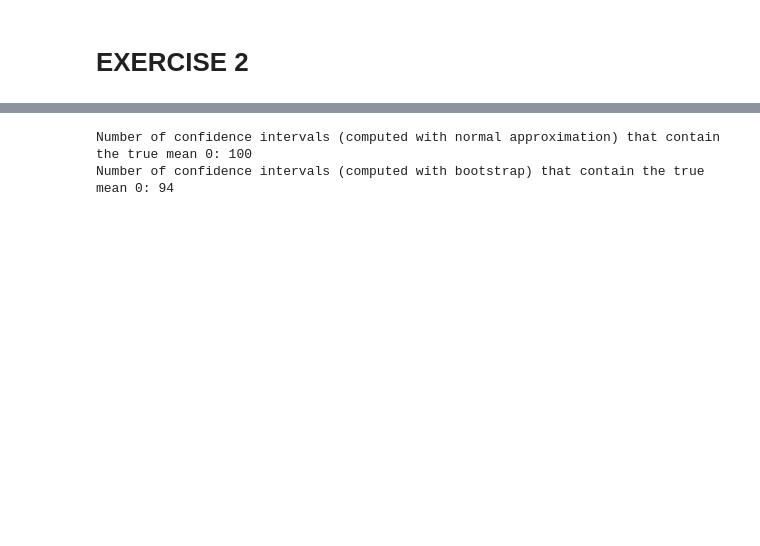
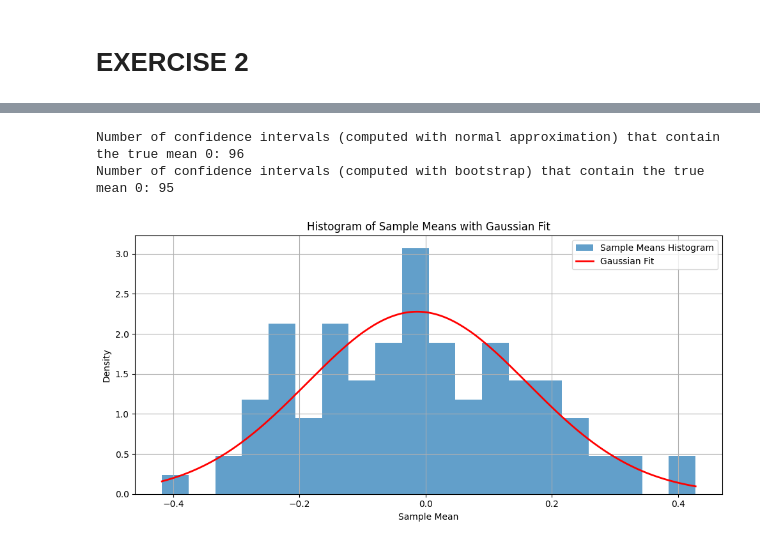
Before and after one commit to DaMole98/SPE-labs, a Jupyter notebook: HW-2/HW2.ipynb, the cells around one changed output, grey strips where cells are left out. Cells and saved outputs as stored; diff of their text form; code cells hidden in the pictures; blank space fills up the shorter version.

```diff
--- a/HW-2/HW2.ipynb
+++ b/HW-2/HW2.ipynb
@@ -318,34 +318,56 @@ Confidence Interval width: 0.6480620500727996
 num_samples = 20000
 sample = sample_valid(n_valid=num_samples, batch_size=1000)
 n_sub = 200
 num_bootstrap = 1000 #number of bootstrap repetitions
 CI_contains_bootstrap = 0
 CI_contains = 0
+
+sm_array = np.empty(100)
 
 for i in range(100):
     subset = sample[i * n_sub:(i + 1) * n_sub]
     bootstrap_means = np.empty(num_bootstrap)
 
     for j in range(num_bootstrap):
         boot_sample = np.random.choice(subset, size=n_sub, replace=True)
         bootstrap_means[j] = np.mean(boot_sample)
 
     boot_l_CI_mean = np.percentile(bootstrap_means, 2.5)
     boot_u_CI_mean = np.percentile(bootstrap_means, 97.5)
 
-    sample_std_dev = np.std(subsample, ddof=1)  # Sample standard deviation with Bessel's correction
-    sample_mean = np.mean(subsample)
+    sample_std_dev = np.std(subset, ddof=1)  # Sample standard deviation with Bessel's correction
+    sample_mean = np.mean(subset)
+    sm_array[i]= sample_mean
     l_CI_mean = sample_mean - 1.96*sample_std_dev/math.sqrt(len(subset))
     u_CI_mean = sample_mean + 1.96*sample_std_dev/math.sqrt(len(subset))
 
 
     if l_CI_mean <= 0 <= u_CI_mean:
         CI_contains += 1
     if boot_l_CI_mean <= 0 <= boot_u_CI_mean:
         CI_contains_bootstrap += 1
 
+
 print("Number of confidence intervals (computed with normal approximation) that contain the true mean 0:", CI_contains)
 print("Number of confidence intervals (computed with bootstrap) that contain the true mean 0:", CI_contains_bootstrap)
+
+# Plotting the histogram of sample means
+mean_sm = np.mean(sm_array)
+std_sm = np.std(sm_array, ddof=1)
+x_fit = np.linspace(sm_array.min(), sm_array.max(), 200)
+pdf_fit = 1/(std_sm * np.sqrt(2*np.pi)) * np.exp(-0.5 * ((x_fit - mean_sm)/std_sm)**2)
+
+plt.figure(figsize=(10, 5))
+plt.hist(sm_array, bins=20,density=True, alpha=0.7, label='Sample Means Histogram')
+plt.plot(x_fit, pdf_fit, color='red', linewidth=2, label='Gaussian Fit')
+plt.title("Histogram of Sample Means with Gaussian Fit")
+plt.xlabel("Sample Mean")
+plt.ylabel("Density")
+plt.grid(True)
+plt.legend()
+plt.tight_layout()
+plt.show()
 # %% [output]
-Number of confidence intervals (computed with normal approximation) that contain the true mean 0: 100
-Number of confidence intervals (computed with bootstrap) that contain the true mean 0: 94
+Number of confidence intervals (computed with normal approximation) that contain the true mean 0: 96
+Number of confidence intervals (computed with bootstrap) that contain the true mean 0: 95
+[figure, added]
```
Also changed, not shown: parts of 3 cells of this notebook.
